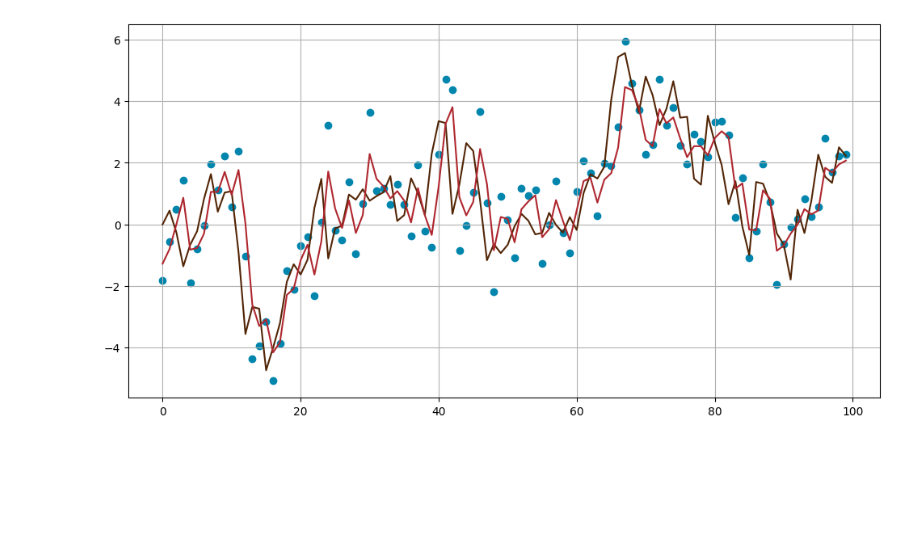
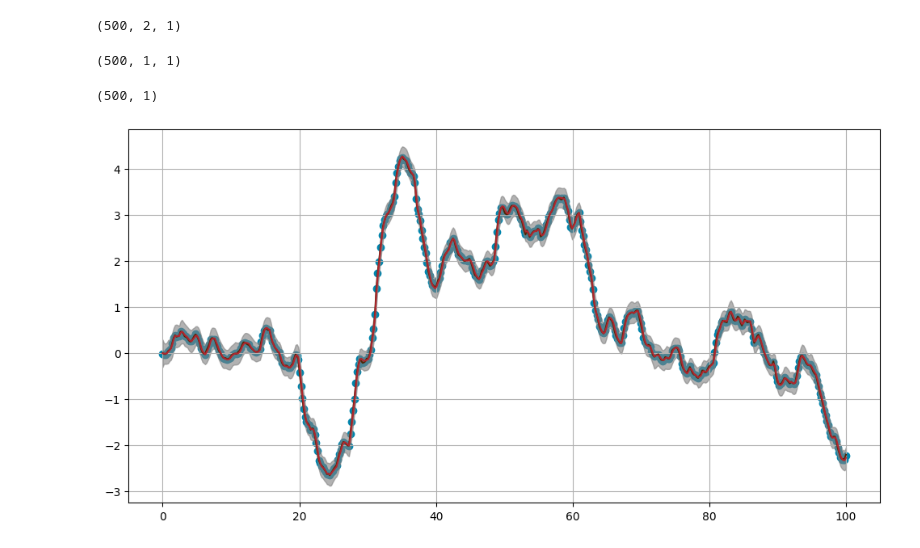
Before and after one commit to yamankindap/models, a Jupyter notebook: example2.ipynb, the cells around one changed output. Saved outputs shown, nothing was run; the diff lists cells and outputs as text; code cells hidden in the pictures; blank space fills up the shorter version.

```diff
--- a/example2.ipynb
+++ b/example2.ipynb
@@ -37,0 +38,12 @@ langevin_model.get_parameter_values()
+# %%
+x.shape
+# %% [output]
+(500, 2, 1)
+# %%
+y.shape
+# %% [output]
+(500, 1, 1)
+# %%
+T.shape
+# %% [output]
+(500, 1)
@@ -52,10 +67,23 @@ P_pred = np.zeros(shape=(N, P_init.shape[0], P_init.shape[1]))
 
 x_est[0] = x_init
 P_est[0] = P_init
+# %%
+T_input = np.vstack((0, T))
+# %%
+H = np.zeros((1,2))
+H[0][0] = 1
+
+R = np.array([[0.01]])
 # %%
-for i in range(1, y.shape[0]+1):
+# Start iterations:
+
+for i, t in enumerate(T, 1):
+
+    A = langevin_model.expA(t-T_input[i-1])
+    noise_mean, Q = langevin_model.I.conditional_moments(s=T_input[i-1], t=t)
+
     # Predict:
-    x_pred[i-1] = A @ x_est[i-1]
+    x_pred[i-1] = A @ x_est[i-1] + noise_mean
     P_pred[i-1] = A @ P_est[i-1] @ A.T + Q
 
     # Update:
@@ -65,16 +93,21 @@ for i in range(1, y.shape[0]+1):
 
     x_est[i] = x_pred[i-1] + kalman_gain @ residual_pred
     P_est[i] = (np.eye(D) - kalman_gain @ H) @ P_pred[i-1]
+# %%
+vars = np.array([np.diag(COV) for COV in P_est[1:,:,:]])
 # %%
 fig, ax = plt.subplots(figsize=(12,6))
 
-ax.plot(t, x[:,0,:], color="#522506")
-ax.scatter(t, y[:,0,:], color="#0085ad")
+ax.plot(T, x[:,0,:], color="#522506")
+ax.scatter(T, y[:,0,:], color="#0085ad")
 #ax.plot(t, y[:,0,:], color="#0085ad")
 
-ax.plot(t, x_est[1:,0,:], color="#AF272F")
+ax.plot(T, x_est[1:,0,:], color="#AF272F")
+ax.fill_between(T.flatten(), x_est[1:,0,:].flatten(), x_est[1:,0,:].flatten() + 3 * np.sqrt(vars[:, 0]), color='grey', alpha=0.6)
+ax.fill_between(T.flatten(), x_est[1:,0,:].flatten(), x_est[1:,0,:].flatten() - 3 * np.sqrt(vars[:, 0]), color='grey', alpha=0.6)
+
 ax.grid(True)
 
 plt.show()
 # %% [output]
-[figure, old version]
+[figure, new version]
```
Also changed, not shown: parts of 6 cells of this notebook.
